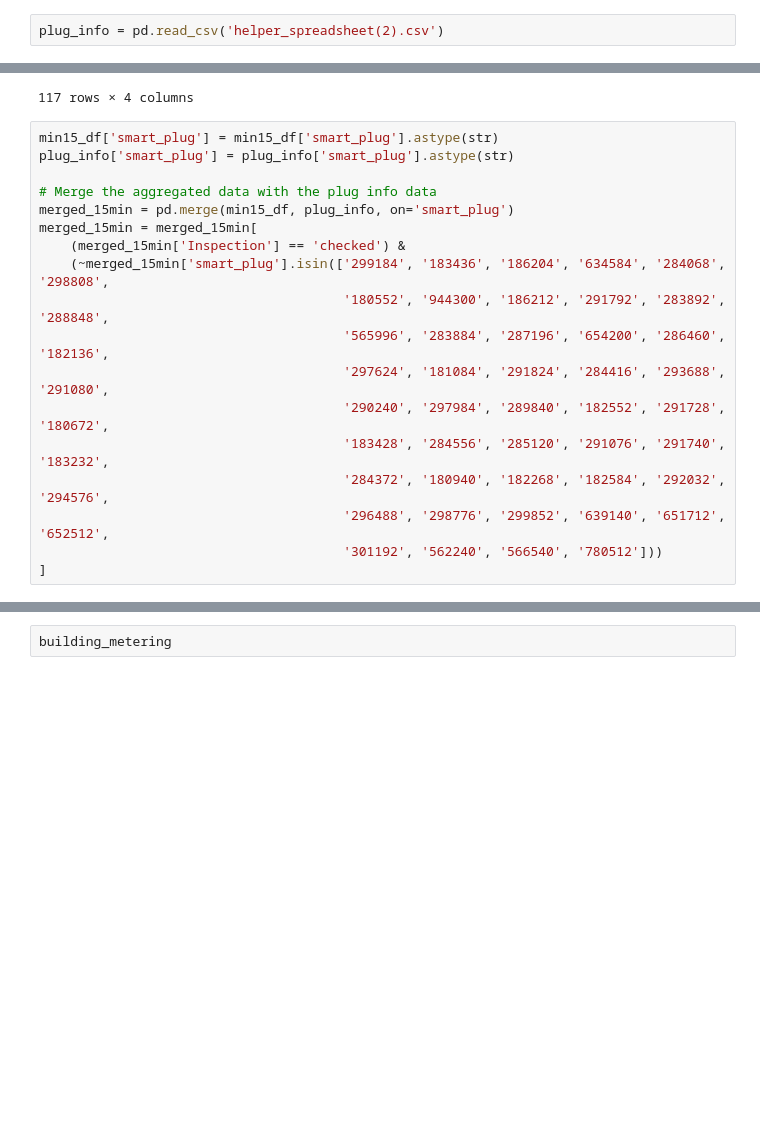
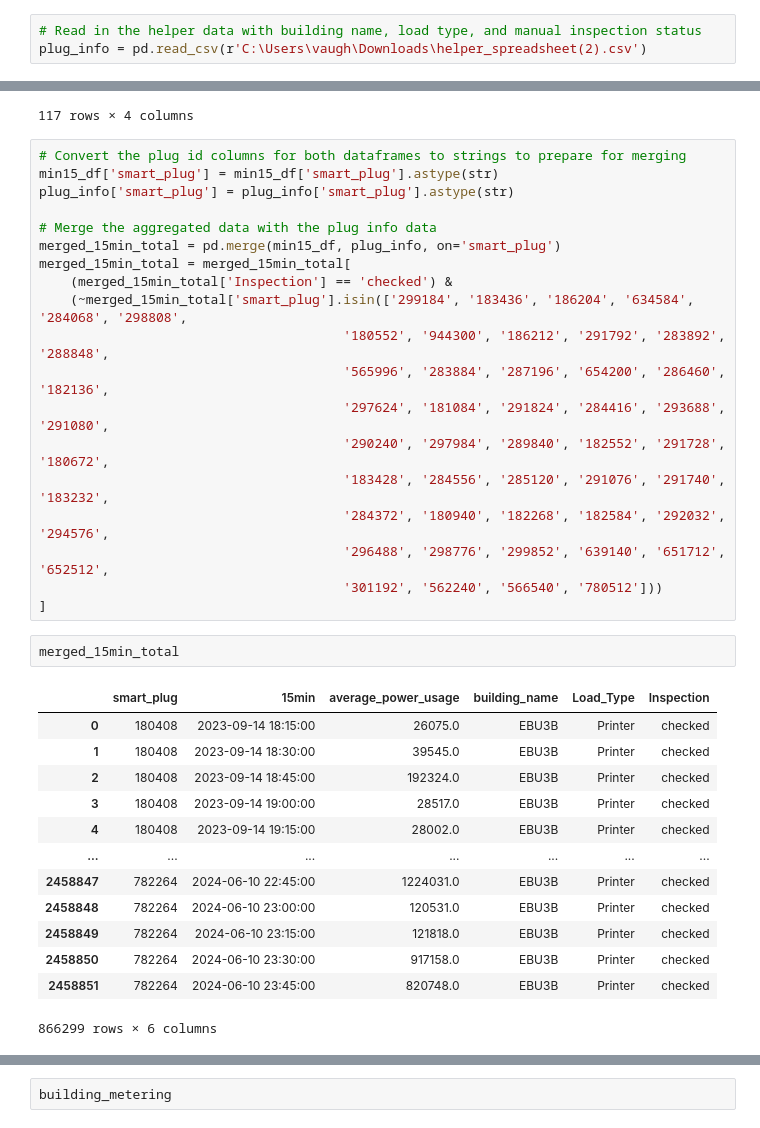
Before and after one commit to matthew-vaught/smart-plug-research, a Jupyter notebook: Correlational_Findings_A-checkpoint.ipynb, the cells around one changed output, grey strips where cells are left out. Saved outputs shown, nothing was run; the diff lists cells and outputs as text; blank space fills up the shorter version.

Commit message:
Updated Correlational_Findings_A and included plugload-buildingmetering csv files for future reference

```diff
--- a/Correlational_Findings_A-checkpoint.ipynb
+++ b/Correlational_Findings_A-checkpoint.ipynb
@@ -92,5 +61,6 @@ min15_df
 # %%
-plug_info = pd.read_csv('helper_spreadsheet(2).csv')
+# Read in the helper data with building name, load type, and manual inspection status
+plug_info = pd.read_csv(r'C:\Users\vaugh\Downloads\helper_spreadsheet(2).csv')
 # %%
 plug_info
 # %% [output]
@@ -108,14 +78,15 @@ plug_info
 | 116 | 288120 | EBU3B | Water Dispenser | checked |
 117 rows × 4 columns
 # %%
+# Convert the plug id columns for both dataframes to strings to prepare for merging
 min15_df['smart_plug'] = min15_df['smart_plug'].astype(str)
 plug_info['smart_plug'] = plug_info['smart_plug'].astype(str)
 
 # Merge the aggregated data with the plug info data
-merged_15min = pd.merge(min15_df, plug_info, on='smart_plug')
-merged_15min = merged_15min[
-    (merged_15min['Inspection'] == 'checked') &
-    (~merged_15min['smart_plug'].isin(['299184', '183436', '186204', '634584', '284068', '298808',
+merged_15min_total = pd.merge(min15_df, plug_info, on='smart_plug')
+merged_15min_total = merged_15min_total[
+    (merged_15min_total['Inspection'] == 'checked') &
+    (~merged_15min_total['smart_plug'].isin(['299184', '183436', '186204', '634584', '284068', '298808',
                                        '180552', '944300', '186212', '291792', '283892', '288848',
                                        '565996', '283884', '287196', '654200', '286460', '182136',
                                        '297624', '181084', '291824', '284416', '293688', '291080',
@@ -125,4 +96,20 @@ merged_15min = merged_15min[
                                        '296488', '298776', '299852', '639140', '651712', '652512',
                                        '301192', '562240', '566540', '780512']))
 ]
+# %%
+merged_15min_total
+# %% [output]
+|  | smart_plug | 15min | average_power_usage | building_name | Load_Type | Inspection |
+| 0 | 180408 | 2023-09-14 18:15:00 | 26075.0 | EBU3B | Printer | checked |
+| 1 | 180408 | 2023-09-14 18:30:00 | 39545.0 | EBU3B | Printer | checked |
+| 2 | 180408 | 2023-09-14 18:45:00 | 192324.0 | EBU3B | Printer | checked |
+| 3 | 180408 | 2023-09-14 19:00:00 | 28517.0 | EBU3B | Printer | checked |
+| 4 | 180408 | 2023-09-14 19:15:00 | 28002.0 | EBU3B | Printer | checked |
+| ... | ... | ... | ... | ... | ... | ... |
+| 2458847 | 782264 | 2024-06-10 22:45:00 | 1224031.0 | EBU3B | Printer | checked |
+| 2458848 | 782264 | 2024-06-10 23:00:00 | 120531.0 | EBU3B | Printer | checked |
+| 2458849 | 782264 | 2024-06-10 23:15:00 | 121818.0 | EBU3B | Printer | checked |
+| 2458850 | 782264 | 2024-06-10 23:30:00 | 917158.0 | EBU3B | Printer | checked |
+| 2458851 | 782264 | 2024-06-10 23:45:00 | 820748.0 | EBU3B | Printer | checked |
+866299 rows × 6 columns
 # %%
```
Also changed, not shown: parts of 38 cells of this notebook, 6 other files.
